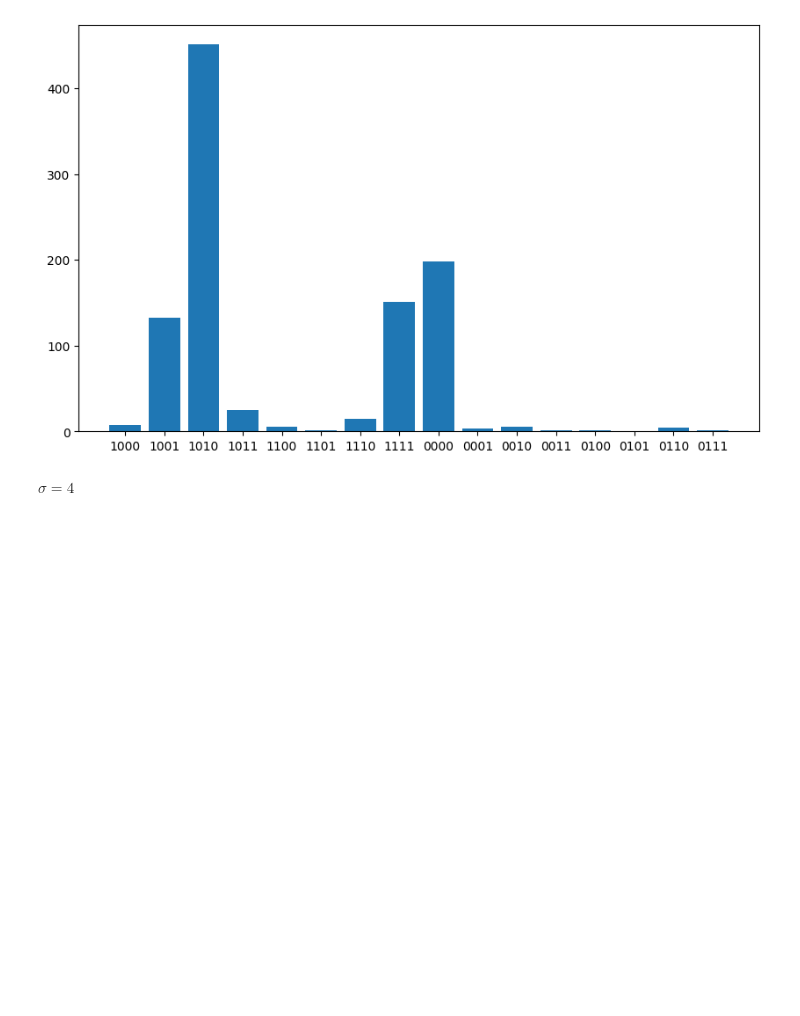
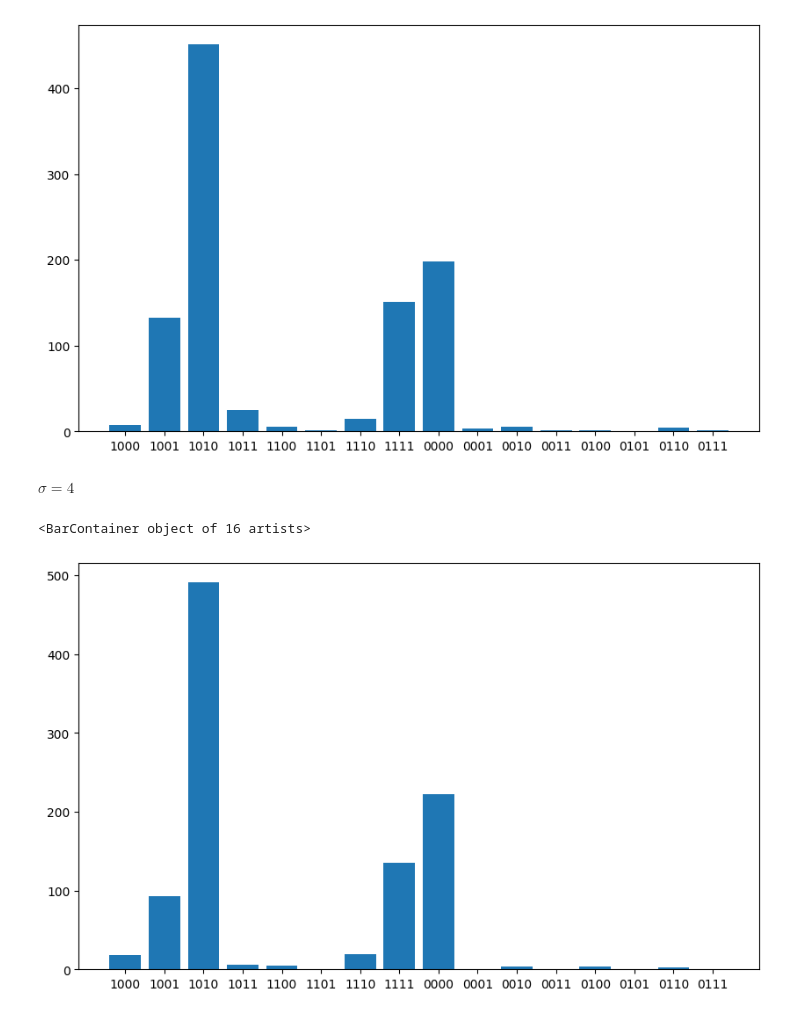
Before and after one commit to tembence/QuantumFurnace.jl, a Jupyter notebook: gauss.ipynb, the cells around one changed output. Cells and saved outputs as stored; diff of their text form; code cells hidden in the pictures; blank space fills up the shorter version.

```diff
--- a/gauss.ipynb
+++ b/gauss.ipynb
@@ -153,3 +153,11 @@ plt.bar(code_ordered.keys(), code_ordered.values())
 [figure]
 # %% [markdown]
 $\sigma = 4$
+# %%
+counts = {'1010': 491, '0000': 222, '1111': 135, '1001': 93, '1110': 19, '1000': 18, '1011': 6, '1100': 5, '0100': 4, '0010': 4, '0110': 3}
+counts_ordered = signed_order_counts(counts, num_energy_bits)
+plt.figure(figsize=(10,6))
+plt.bar(counts_ordered.keys(), counts_ordered.values())
+# %% [output]
+<BarContainer object of 16 artists>
+[figure, added]
```
Also changed, not shown: parts of 7 cells of this notebook, 2 other files.
